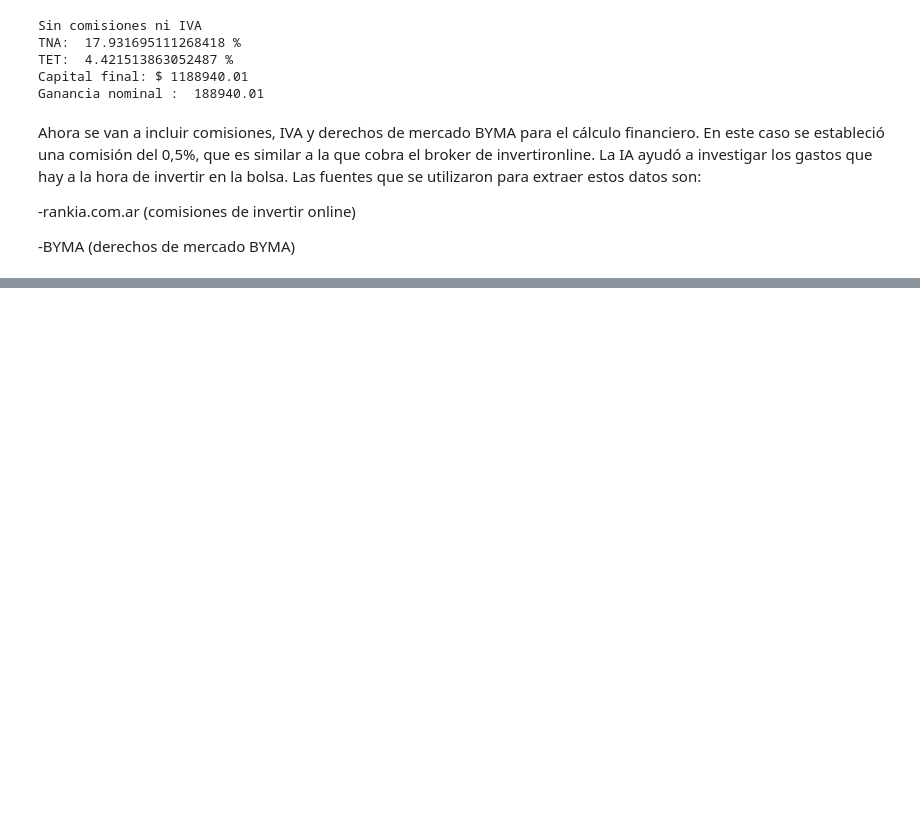
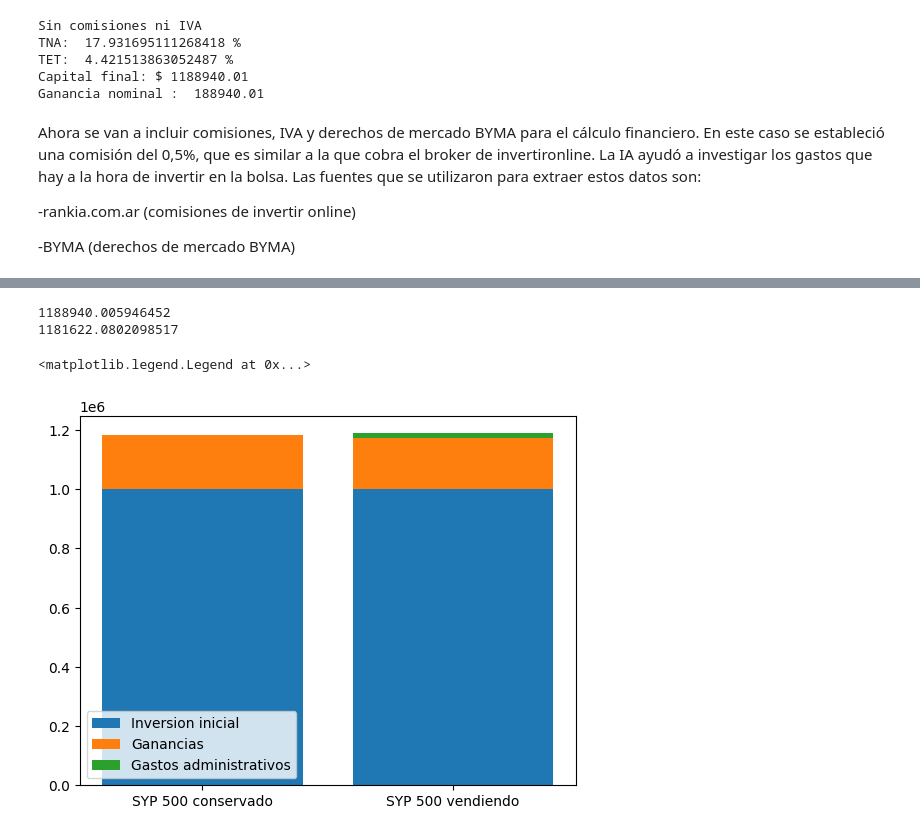
Before and after one commit to fnlopezsanz/TP_Lab_Met_Cuantitativos_Inversiones, a Jupyter notebook: notebook_inversiones.ipynb, the cells around one changed output, grey strips where cells are left out. Saved outputs shown, nothing was run; the diff lists cells and outputs as text; code cells hidden in the pictures; blank space fills up the shorter version.

Commit message:
Grafico de la composición del SPY

```diff
--- a/notebook_inversiones.ipynb
+++ b/notebook_inversiones.ipynb
@@ -385,3 +386,19 @@ Capital final vendiendo el ETF: $ 1174349.19630616
 Ganancia final conservando el ETF: $ 181622.08020985173
 Ganancia final vendiendo el ETF: $ 174349.19630615995
 Gastos de la inversión: $ 14590.809640292078
+# %%
+#Observamos la composición de los resultados del SYP 500
+
+NombresBarras = ["SYP 500 conservado", "SYP 500 vendiendo"]
+InversionInicial = [Co,Co]
+InversionGanancias = [ganancia_manteniendo, ganancia]
+
+plt.bar(NombresBarras, InversionInicial, label = "Inversion inicial")
+plt.bar(NombresBarras, InversionGanancias, label = "Ganancias",bottom = InversionInicial)
+plt.bar("SYP 500 vendiendo", gastos_spy, label = "Gastos administrativos", bottom = InversionInicial[1] + InversionGanancias[1])
+plt.legend()
+# %% [output]
+1188940.005946452
+1181622.0802098517
+<matplotlib.legend.Legend at 0x...>
+[figure, added]
```
Also changed, not shown: parts of 1 cell of this notebook.
